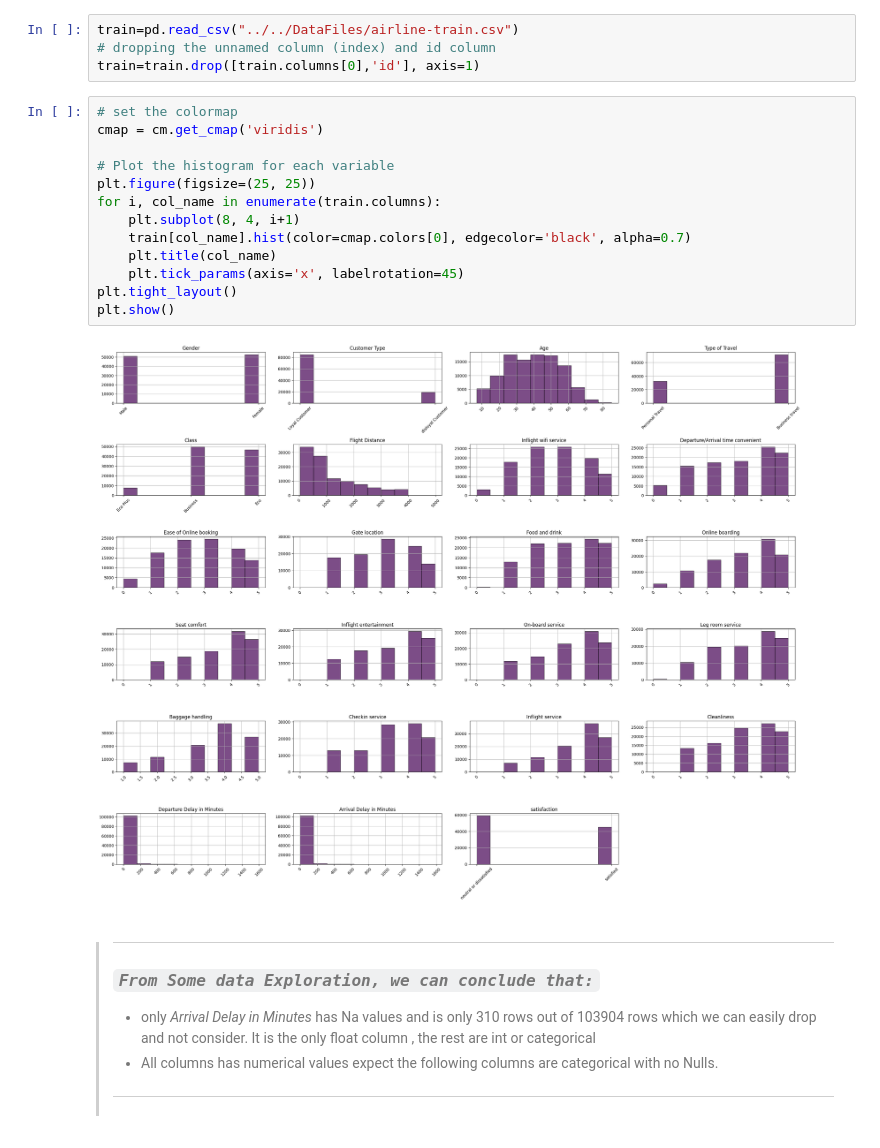
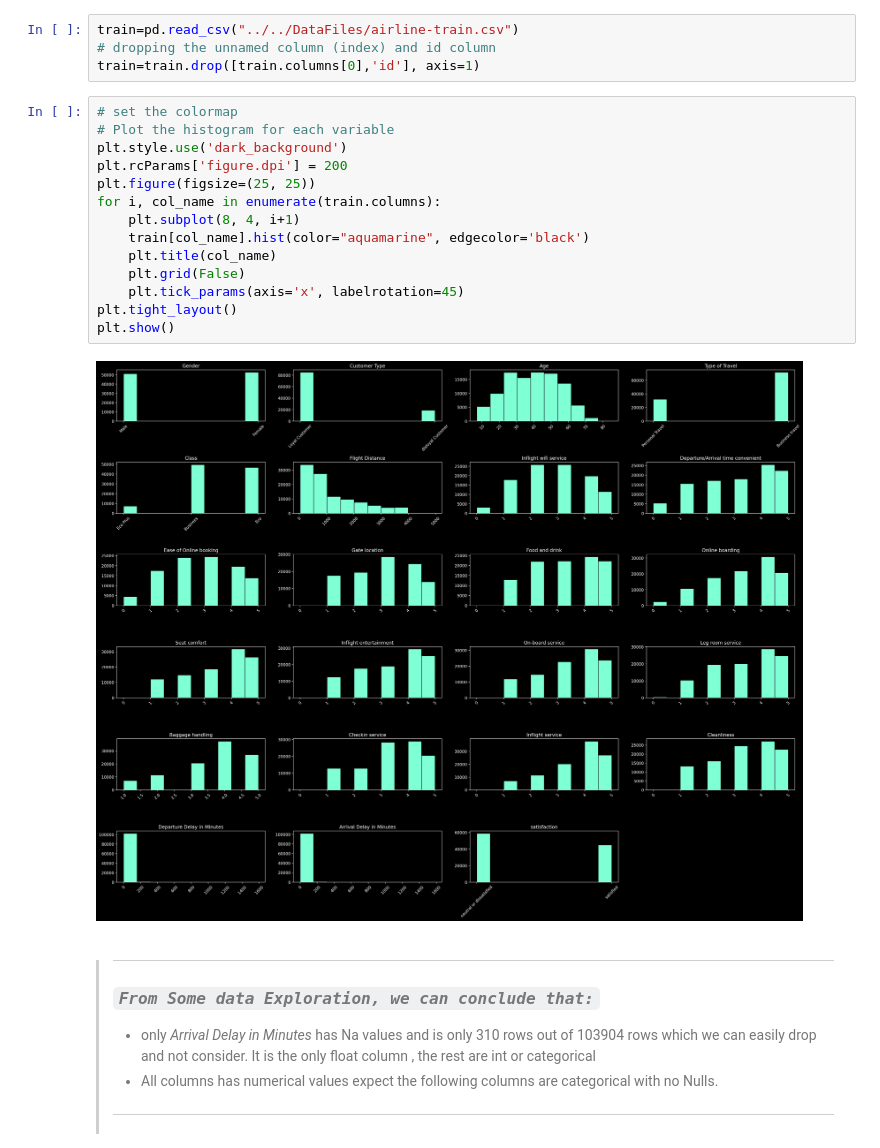
Before and after one commit to NouranHany/Airline-Satisfaction-Predictors, a Jupyter notebook: ModelPipelines/Apriori/Apriori.ipynb, the cells around one changed output. Saved outputs shown, nothing was run; the diff lists cells and outputs as text.

```diff
--- a/ModelPipelines/Apriori/Apriori.ipynb
+++ b/ModelPipelines/Apriori/Apriori.ipynb
@@ -12,19 +12,20 @@ train=pd.read_csv("../../DataFiles/airline-train.csv")
 train=train.drop([train.columns[0],'id'], axis=1)
 # %%
 # set the colormap
-cmap = cm.get_cmap('viridis')
-
 # Plot the histogram for each variable
+plt.style.use('dark_background')
+plt.rcParams['figure.dpi'] = 200
 plt.figure(figsize=(25, 25))
 for i, col_name in enumerate(train.columns):
     plt.subplot(8, 4, i+1)
-    train[col_name].hist(color=cmap.colors[0], edgecolor='black', alpha=0.7)
+    train[col_name].hist(color="aquamarine", edgecolor='black')
     plt.title(col_name)
+    plt.grid(False)
     plt.tick_params(axis='x', labelrotation=45)
 plt.tight_layout()
 plt.show()
 # %% [output]
-[figure, old version]
+[figure, new version]
 # %% [markdown]
 > ***
 >### _`From Some data Exploration, we can conclude that:`_
```
Also changed, not shown: parts of 5 cells of this notebook.
